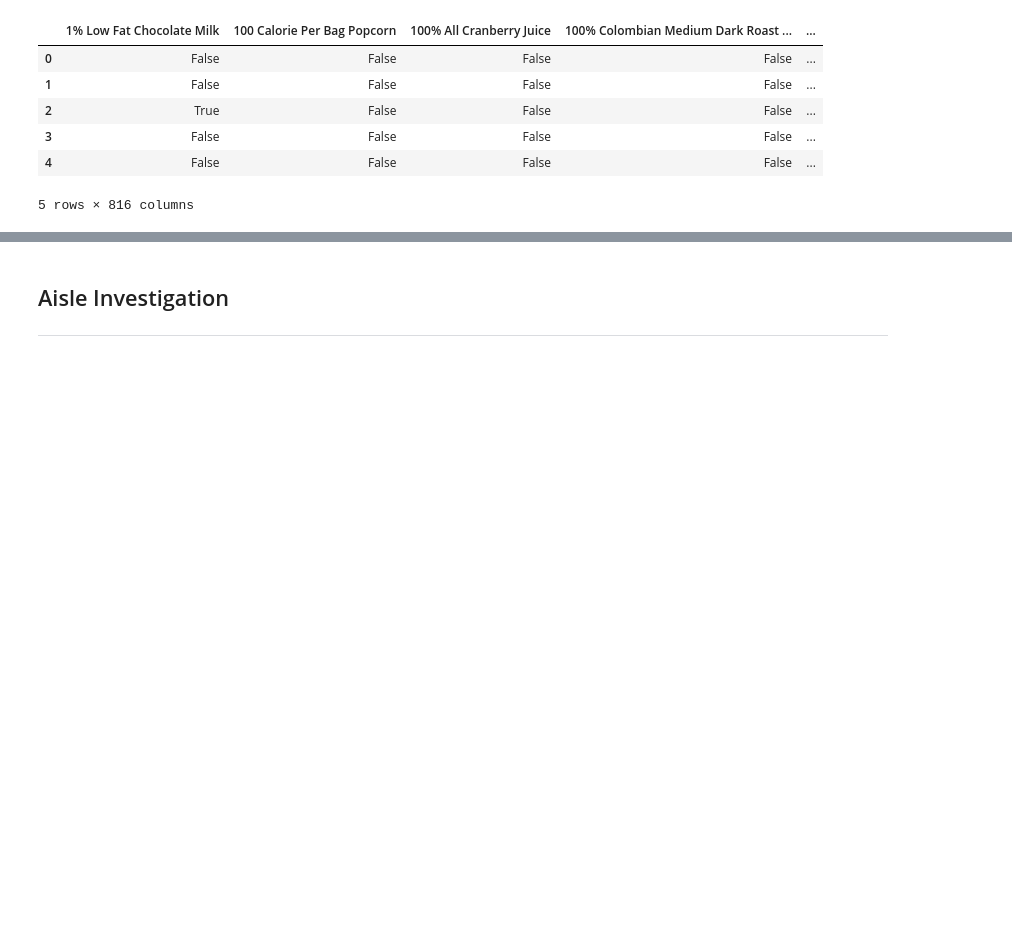
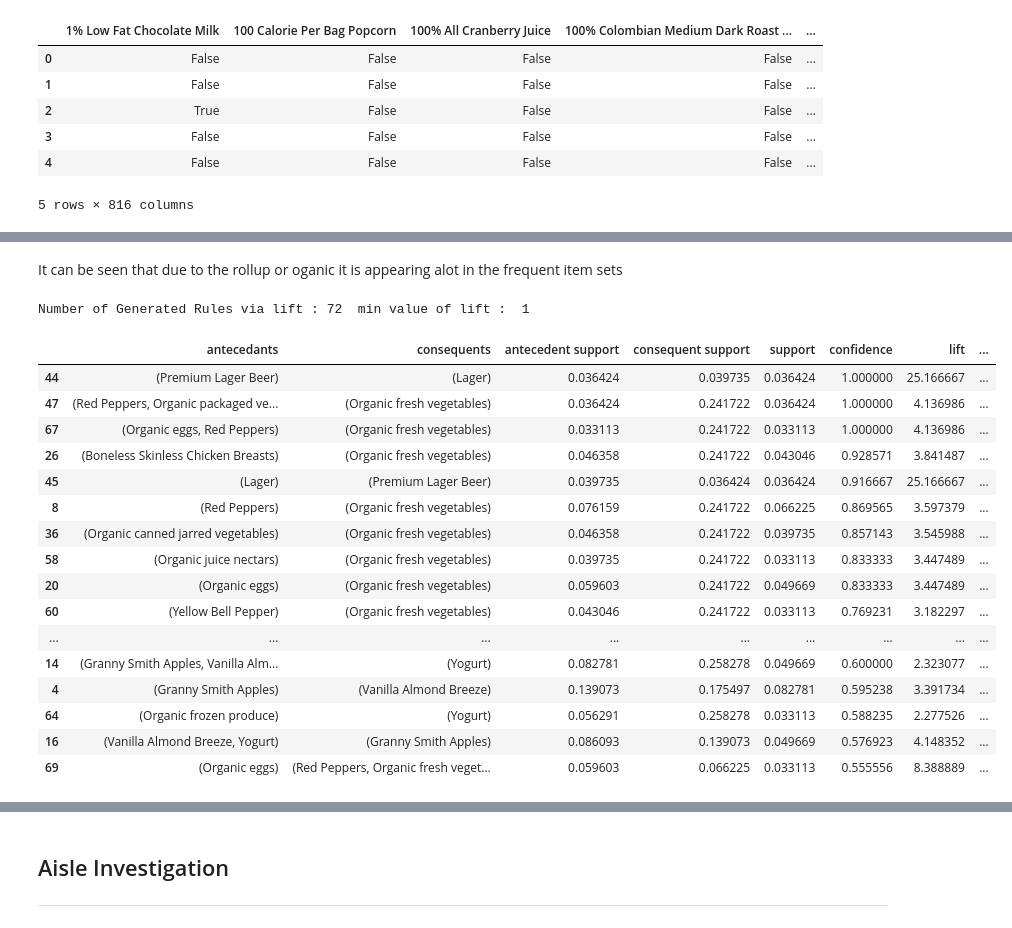
Before and after one commit to 1carew1/instacart_investigation, a Jupyter notebook: Assignment_2_ARM.ipynb, the cells around one changed output, grey strips where cells are left out. Drawn from its saved outputs; the diff is of its cells as text; code cells hidden in the pictures; blank space fills up the shorter version.

Commit message:
Finishing investigation for Product, now for aisle

```diff
--- a/Assignment_2_ARM.ipynb
+++ b/Assignment_2_ARM.ipynb
@@ -385,0 +393,6 @@ te_df.head()
+# %%
+rollup_with_yogurt = orders_products_product_details_organic_rollup.copy()
+yogurts_ordered = rollup_with_yogurt[rollup_with_yogurt['product_name'].str.contains("Yogurt")]
+for index, row in yogurts_ordered.iterrows():
+    rollup_with_yogurt.loc[rollup_with_yogurt['Unnamed: 0'] == row["Unnamed: 0"], 'product_name'] = "Yogurt"
+rollup_with_yogurt.head()
@@ -385,0 +423,4 @@ te_df.head()
+# %%
+rollup_without_organic_milk = rollup_with_yogurt.copy()
+rollup_without_organic_milk = rollup_without_organic_milk[rollup_without_organic_milk.product_name != "Organic milk"]
+rollup_without_organic_milk.head()
@@ -385,0 +434,4 @@ te_df.head()
+# %%
+rollup_without_organic_milk_total = products_ordered_to_total(rollup_without_organic_milk)
+te_df = product_list_to_te_df(rollup_without_organic_milk_total.products.tolist())
+te_df.head()
@@ -385,0 +448,5 @@ te_df.head()
+# %%
+frequent_itemsets = (apriori(te_df, min_support=min_support,use_colnames=True)
+     .sort_values(by='support',ascending=False))
+print("Number of frequent itemsets generated via Apriori with over ", min_support, " support :" , frequent_itemsets.shape[0])
+frequent_itemsets.head()
@@ -385,0 +461,27 @@ te_df.head()
+# %% [markdown]
+It can be seen that due to the rollup or oganic it is appearing alot in the frequent item sets
+# %%
+min_lift = 1
+lift_rules = (association_rules(frequent_itemsets, metric="lift", min_threshold=min_lift)
+        .sort_values(by=['confidence', 'support', 'lift'],ascending=False))
+print ("Number of Generated Rules via lift :", lift_rules.shape[0], " min value of lift : ", min_lift)
+lift_rules.head(20)
+# %% [output]
+Number of Generated Rules via lift : 72  min value of lift :  1
+|  | antecedants | consequents | antecedent support | consequent support | support | confidence | lift | ... |
+| 44 | (Premium Lager Beer) | (Lager) | 0.036424 | 0.039735 | 0.036424 | 1.000000 | 25.166667 | ... |
+| 47 | (Red Peppers, Organic packaged ve... | (Organic fresh vegetables) | 0.036424 | 0.241722 | 0.036424 | 1.000000 | 4.136986 | ... |
+| 67 | (Organic eggs, Red Peppers) | (Organic fresh vegetables) | 0.033113 | 0.241722 | 0.033113 | 1.000000 | 4.136986 | ... |
+| 26 | (Boneless Skinless Chicken Breasts) | (Organic fresh vegetables) | 0.046358 | 0.241722 | 0.043046 | 0.928571 | 3.841487 | ... |
+| 45 | (Lager) | (Premium Lager Beer) | 0.039735 | 0.036424 | 0.036424 | 0.916667 | 25.166667 | ... |
+| 8 | (Red Peppers) | (Organic fresh vegetables) | 0.076159 | 0.241722 | 0.066225 | 0.869565 | 3.597379 | ... |
+| 36 | (Organic canned jarred vegetables) | (Organic fresh vegetables) | 0.046358 | 0.241722 | 0.039735 | 0.857143 | 3.545988 | ... |
+| 58 | (Organic juice nectars) | (Organic fresh vegetables) | 0.039735 | 0.241722 | 0.033113 | 0.833333 | 3.447489 | ... |
+| 20 | (Organic eggs) | (Organic fresh vegetables) | 0.059603 | 0.241722 | 0.049669 | 0.833333 | 3.447489 | ... |
+| 60 | (Yellow Bell Pepper) | (Organic fresh vegetables) | 0.043046 | 0.241722 | 0.033113 | 0.769231 | 3.182297 | ... |
+| ... | ... | ... | ... | ... | ... | ... | ... | ... |
+| 14 | (Granny Smith Apples, Vanilla Alm... | (Yogurt) | 0.082781 | 0.258278 | 0.049669 | 0.600000 | 2.323077 | ... |
+| 4 | (Granny Smith Apples) | (Vanilla Almond Breeze) | 0.139073 | 0.175497 | 0.082781 | 0.595238 | 3.391734 | ... |
+| 64 | (Organic frozen produce) | (Yogurt) | 0.056291 | 0.258278 | 0.033113 | 0.588235 | 2.277526 | ... |
+| 16 | (Vanilla Almond Breeze, Yogurt) | (Granny Smith Apples) | 0.086093 | 0.139073 | 0.049669 | 0.576923 | 4.148352 | ... |
+| 69 | (Organic eggs) | (Red Peppers, Organic fresh veget... | 0.059603 | 0.066225 | 0.033113 | 0.555556 | 8.388889 | ... |
```
Also changed, not shown: parts of 14 cells of this notebook.
